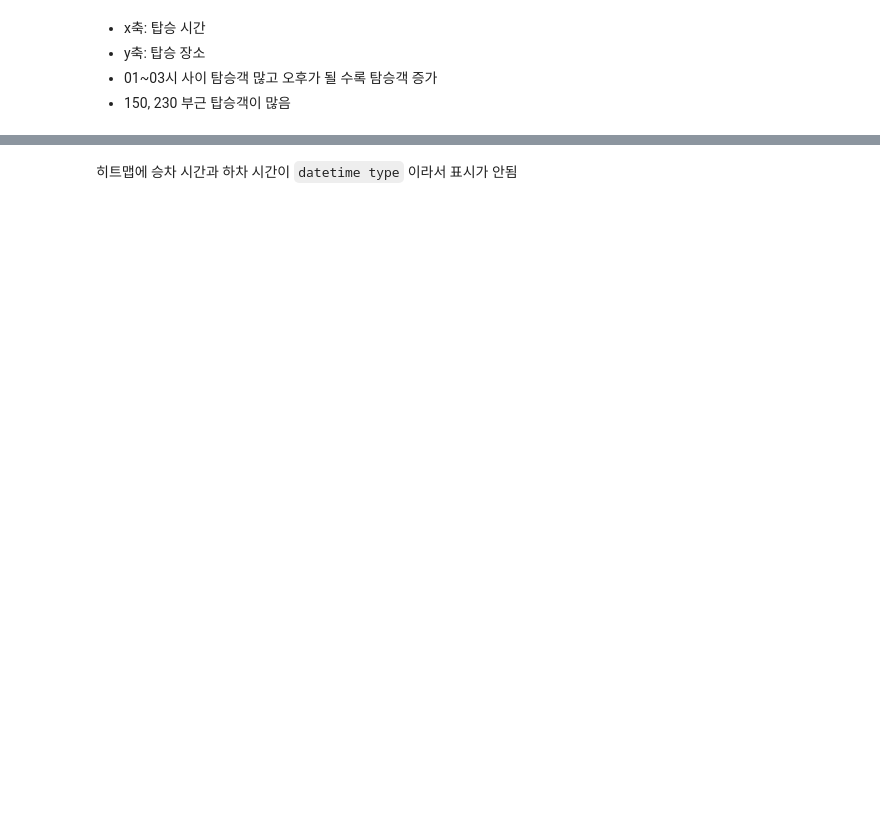
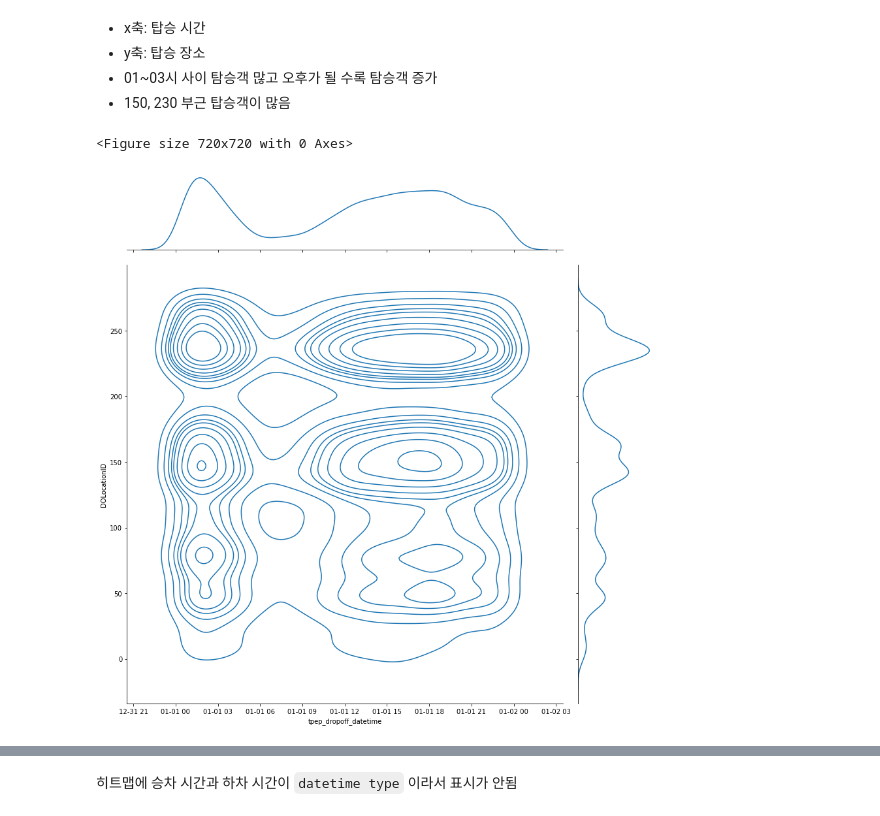
Before and after one commit to 99mini/pyDataTest, a Jupyter notebook: taxi_data_ana.ipynb, the cells around one changed output, grey strips where cells are left out. Cells and saved outputs as stored; diff of their text form; code cells hidden in the pictures; blank space fills up the shorter version.

```diff
--- a/taxi_data_ana.ipynb
+++ b/taxi_data_ana.ipynb
@@ -166,3 +246,11 @@ plt.show()
 - y축: 탑승 장소
 - 01~03시 사이 탐승객 많고 오후가 될 수록 탐승객 증가
 - 150, 230 부근 탑승객이 많음
+# %%
+
+plt.figure(figsize=(10,10))
+sns.jointplot(x="tpep_dropoff_datetime", y="DOLocationID", data=df, kind="kde",height=12)
+plt.show()
+# %% [output]
+<Figure size 720x720 with 0 Axes>
+[figure, added]
```
Also changed, not shown: parts of 19 cells of this notebook.
